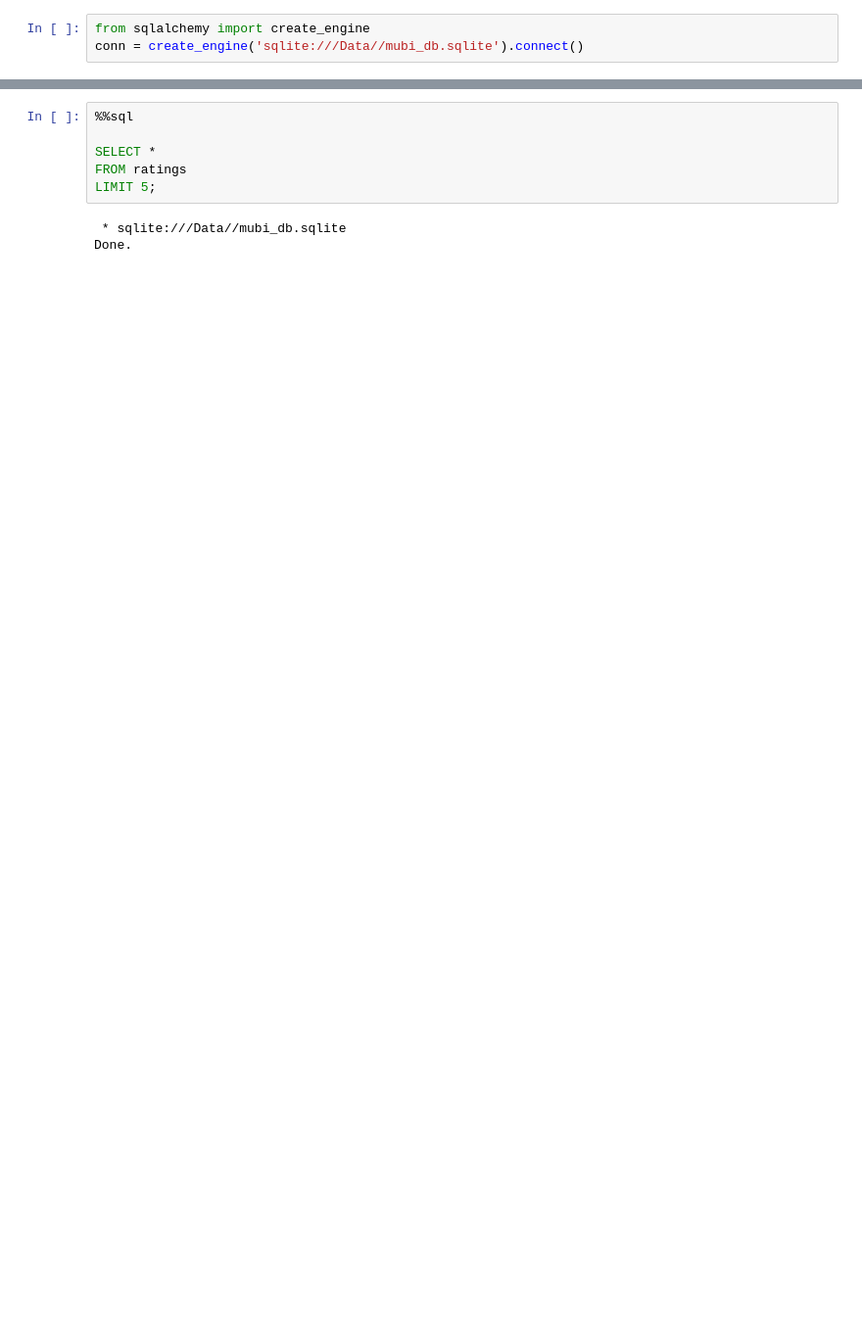
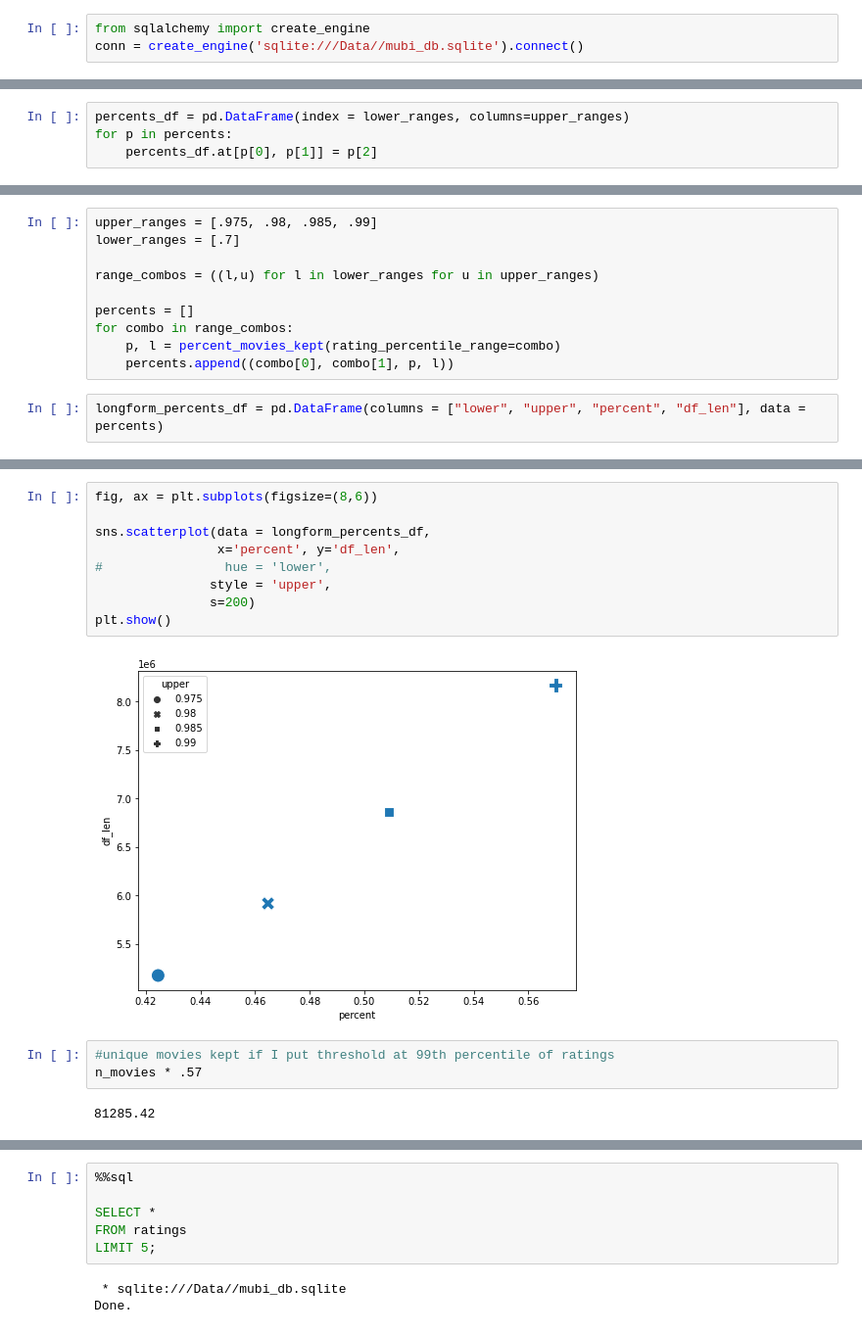
Before and after one commit to smanavi/Springboard-Capstone-Three, a Jupyter notebook: for keeping cosine simalirty.ipynb, the cells around one changed output, grey strips where cells are left out. Shown: that part at 98% size. Saved outputs shown, nothing was run; the diff lists cells and outputs as text; blank space fills up the shorter version.

```diff
--- a/Data Wrangling.ipynb
+++ b/for keeping cosine simalirty.ipynb
@@ -14,0 +122,4 @@ import seaborn as sns
+# %%
+percents_df = pd.DataFrame(index = lower_ranges, columns=upper_ranges)
+for p in percents:
+    percents_df.at[p[0], p[1]] = p[2]
@@ -14,0 +158,12 @@ import seaborn as sns
+# %%
+upper_ranges = [.975, .98, .985, .99]
+lower_ranges = [.7]
+
+range_combos = ((l,u) for l in lower_ranges for u in upper_ranges)
+
+percents = []
+for combo in range_combos:
+    p, l = percent_movies_kept(rating_percentile_range=combo)
+    percents.append((combo[0], combo[1], p, l))
+# %%
+longform_percents_df = pd.DataFrame(columns = ["lower", "upper", "percent", "df_len"], data = percents)
@@ -14,0 +178,16 @@ import seaborn as sns
+# %%
+fig, ax = plt.subplots(figsize=(8,6))
+
+sns.scatterplot(data = longform_percents_df,
+                x='percent', y='df_len',
+#                hue = 'lower',
+               style = 'upper',
+               s=200)
+plt.show()
+# %% [output]
+[figure, added]
+# %%
+#unique movies kept if I put threshold at 99th percentile of ratings
+n_movies * .57
+# %% [output]
+81285.42
```
Also changed, not shown: parts of 83 cells of this notebook.
